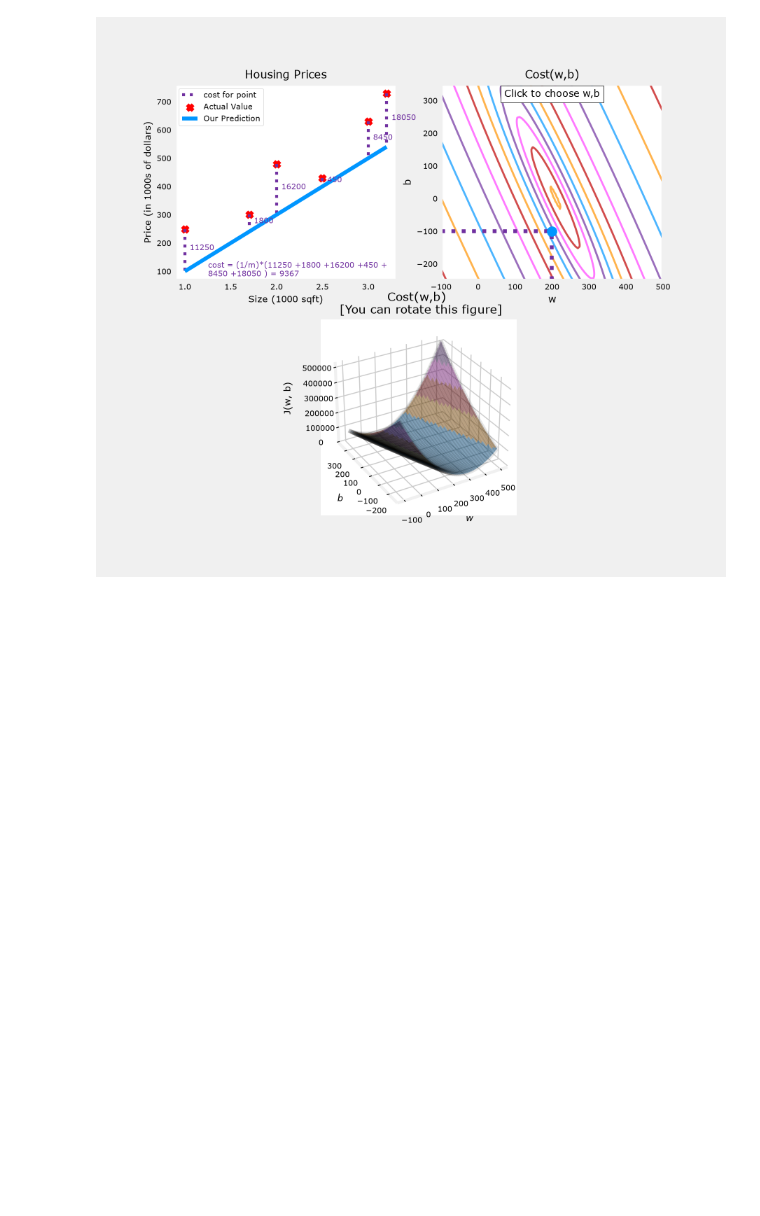
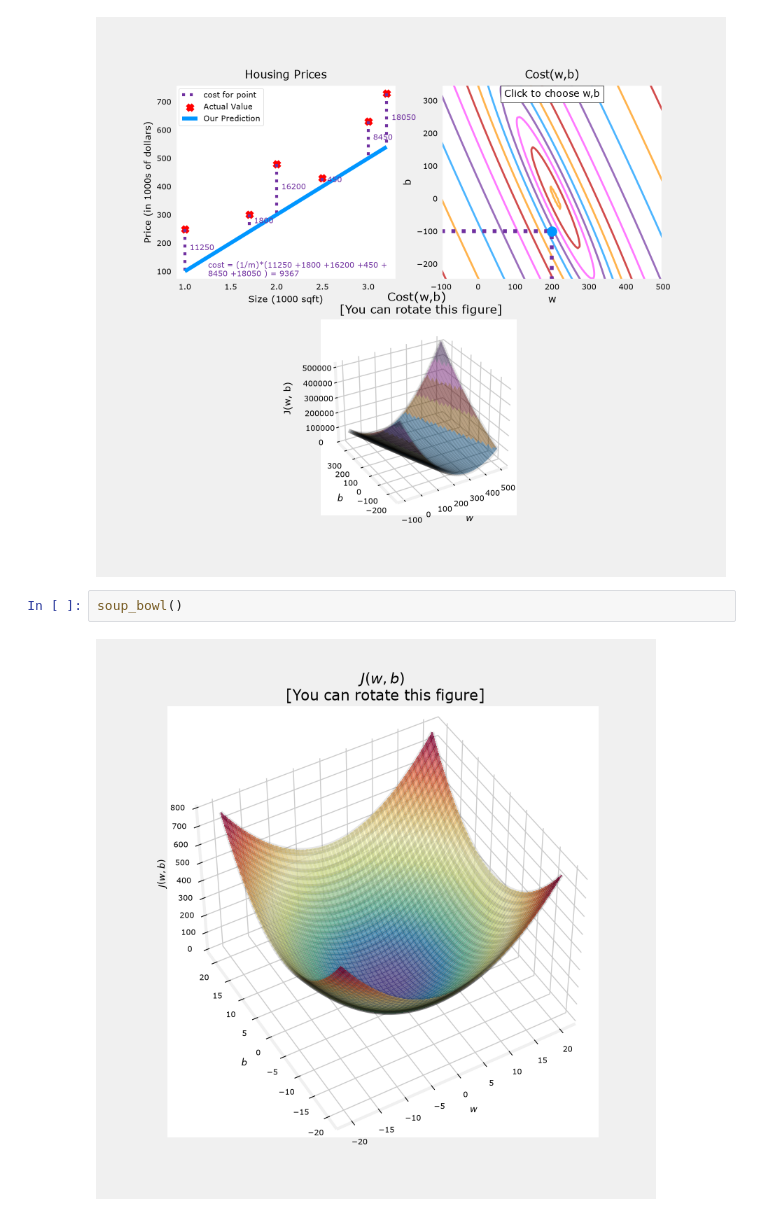
Before and after one commit to BQHZ/Machine-Learning-Sepcialization, a Jupyter notebook: cost_function.ipynb, the cells around one changed output. Drawn from its saved outputs; the diff is of its cells as text; blank space fills up the shorter version.

Commit message:
Add soup_bowl at cost_function

```diff
--- a/cost_function.ipynb
+++ b/cost_function.ipynb
@@ -44,3 +44,7 @@ fig, ax, dyn_items = plt_stationary(x_train, y_train)
 updater = plt_update_onclick(fig, ax, x_train, y_train, dyn_items)
 # %% [output]
 [figure]
+# %%
+soup_bowl()
+# %% [output]
+[figure, added]
```
